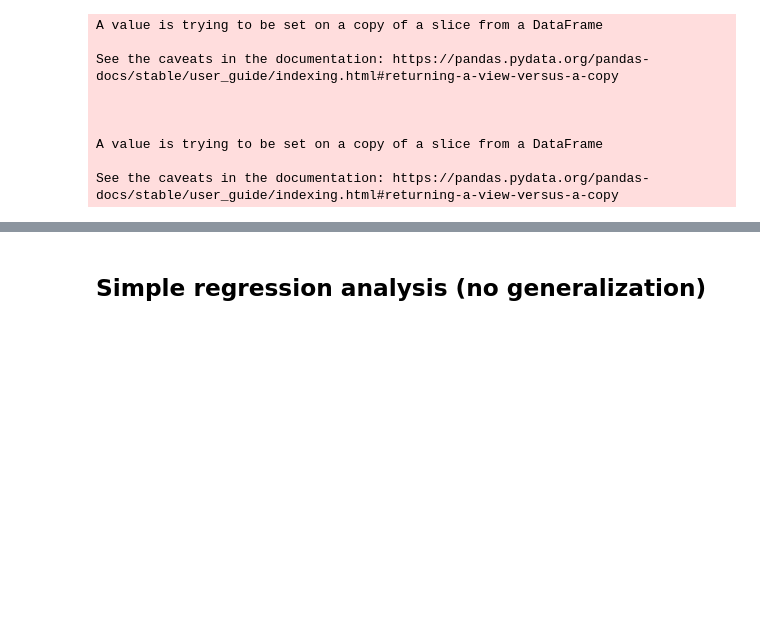
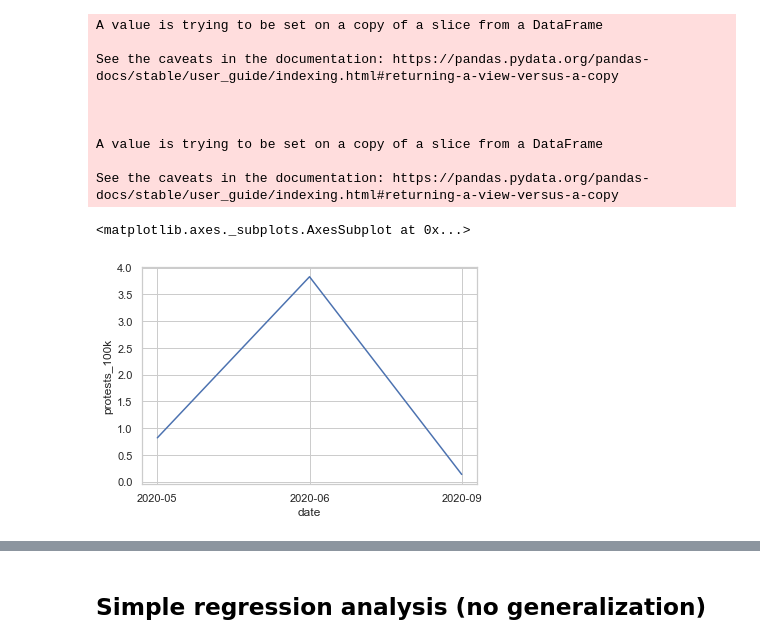
Before and after one commit to lnicoletti/hashtag_activism_protest, a Jupyter notebook: notebooks/3-NCSL_DataCollection.ipynb, the cells around one changed output, grey strips where cells are left out. Saved outputs shown, nothing was run; the diff lists cells and outputs as text; code cells hidden in the pictures; blank space fills up the shorter version.

Commit message:
NCSL data explored, graph constructed

```diff
--- a/notebooks/3-NCSL_DataCollection.ipynb
+++ b/notebooks/3-NCSL_DataCollection.ipynb
@@ -286,0 +285,18 @@ See the caveats in the documentation: https://pandas.pydata.org/pandas-docs/stab
+# %%
+# state tweets/protests over time
+state_tweets_time = gpd.sjoin(tweets_geo.dropna(), state_geo, how="inner").groupby(["STUSPS", "created_at_day"], as_index=False).sum().rename(columns={"created_at_day":"date", "STUSPS":"state"})[['state', 'date', "tweet_count"]]
+state_protests_time = pd.merge(df_p[df_p['EVENT_DATE'] < "2020-11-10"].rename(columns={"ADMIN1":"State"}), state_abbrv, on="State").rename(columns={"Code":"state", "EVENT_DATE":"date"})[['state', "date", 'protest_count']]
+# %%
+state_tp_time = pd.merge(state_tweets_time, state_protests_time, on=["state", "date"])
+state_tp_time["date"] = state_tp_time.date.astype("str").str[:7]
+state_tp_time = pd.merge(state_tp_time.groupby(["state", "date"], as_index=False).sum(), state_pop, left_on ="state", right_on="Code").drop("Code", axis=1)
+
+state_tp_time['tweets_100k'] = (pd.to_numeric(state_tp_time['tweet_count'])/pd.to_numeric(state_tp_time['POPESTIMATE2019']))*100000
+state_tp_time['protests_100k'] = (pd.to_numeric(state_tp_time['protest_count'])/pd.to_numeric(state_tp_time['POPESTIMATE2019']))*100000
+
+state_tp_time.to_csv("../data/raw/processed/state_tp_time.csv")
+# %%
+sns.lineplot(data=state_tp_time[state_tp_time["state"]=="AK"], x="date", y="protests_100k")
+# %% [output]
+<matplotlib.axes._subplots.AxesSubplot at 0x...>
+[figure, added]
```
Also changed, not shown: parts of 6 cells of this notebook.
